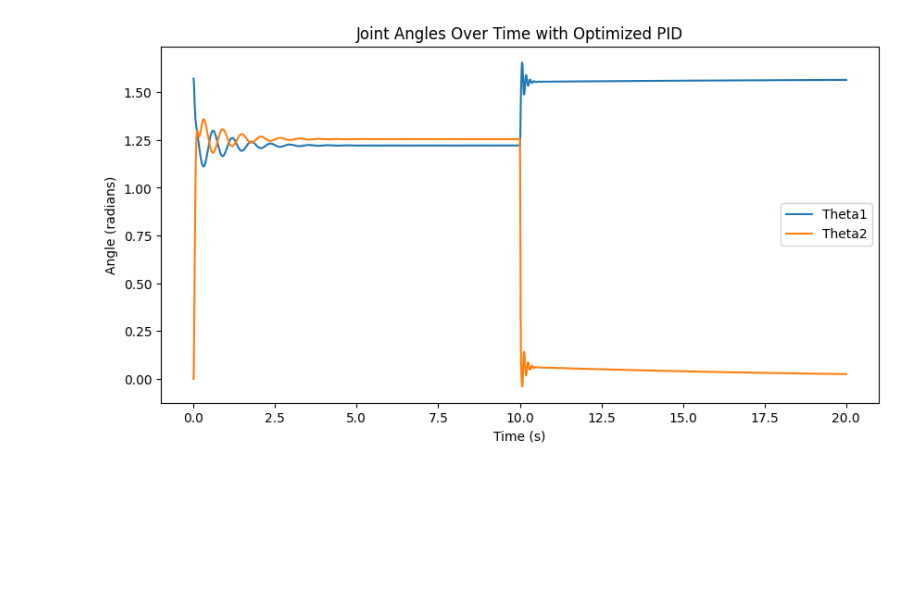
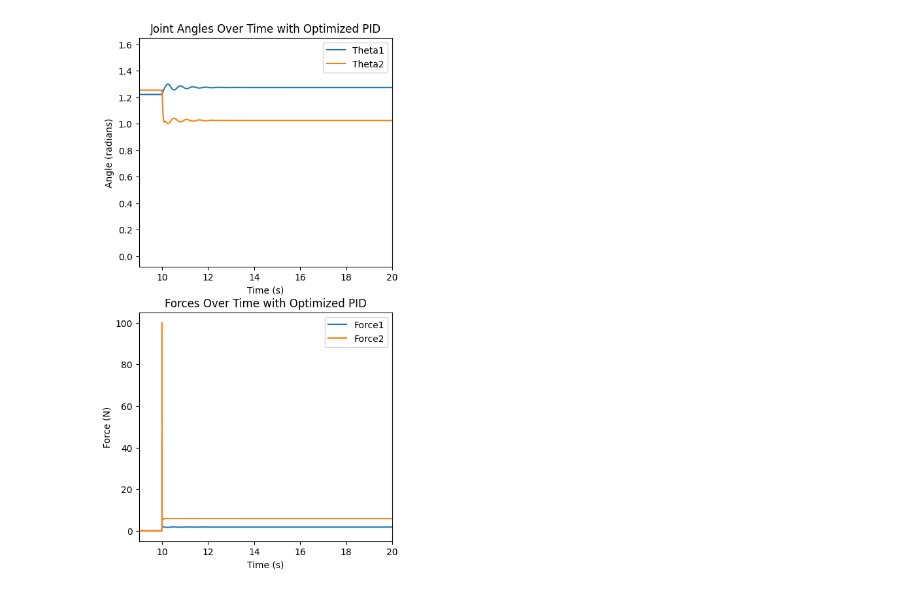
Before and after one commit to fly-pigTH/EquiMus, a Jupyter notebook: src/application/PID/app_PID.ipynb, the cells around one changed output. Saved outputs shown, nothing was run; the diff lists cells and outputs as text; code cells hidden in the pictures; blank space fills up the shorter version.

```diff
--- a/src/application/PID/app_PID.ipynb
+++ b/src/application/PID/app_PID.ipynb
@@ -338,15 +240,30 @@ Simulation finished at: 2025-07-24 23:37:40
 # %%
-
 # plot
-plt.figure(figsize=(10, 5))
-plt.plot(time_best, theta1_best, label='Theta1')
-plt.plot(time_best, theta2_best, label='Theta2')
+plt.figure(figsize=(5, 10))
+plt.subplot(2,1,1) #图一包含1行2列子图，当前画在第一行第一列图上
+plt.plot(time_init, theta1_init, label='Theta1')
+plt.plot(time_init, theta2_init, label='Theta2')
 # plt.plot(time_init, theta1_init, label='Theta1 Initial', linestyle='--')
 # plt.plot(time_init, theta2_init, label='Theta2 Initial', linestyle='--')
+plt.xlim(duration_steady-1, duration_steady + duration_experiment)
+
 plt.xlabel('Time (s)')
 plt.ylabel('Angle (radians)')
 plt.title('Joint Angles Over Time with Optimized PID')
 plt.legend()
+
+# plot
+plt.subplot(2,1,2) #图一包含1行2列子图，当前画在第一行第一列图上
+plt.plot(time_init, u1_init, label='Force1')
+plt.plot(time_init, u2_init, label='Force2')
+# plt.plot(time_init, theta1_init, label='Theta1 Initial', linestyle='--')
+# plt.plot(time_init, theta2_init, label='Theta2 Initial', linestyle='--')
+plt.xlim(duration_steady-1, duration_steady + duration_experiment)
+
+plt.xlabel('Time (s)')
+plt.ylabel('Force (N)')
+plt.title('Forces Over Time with Optimized PID')
+plt.legend()
 plt.show()
 # %% [output]
-[figure, old version]
+[figure, new version]
```
Also changed, not shown: parts of 11 cells of this notebook, 3 other files.
